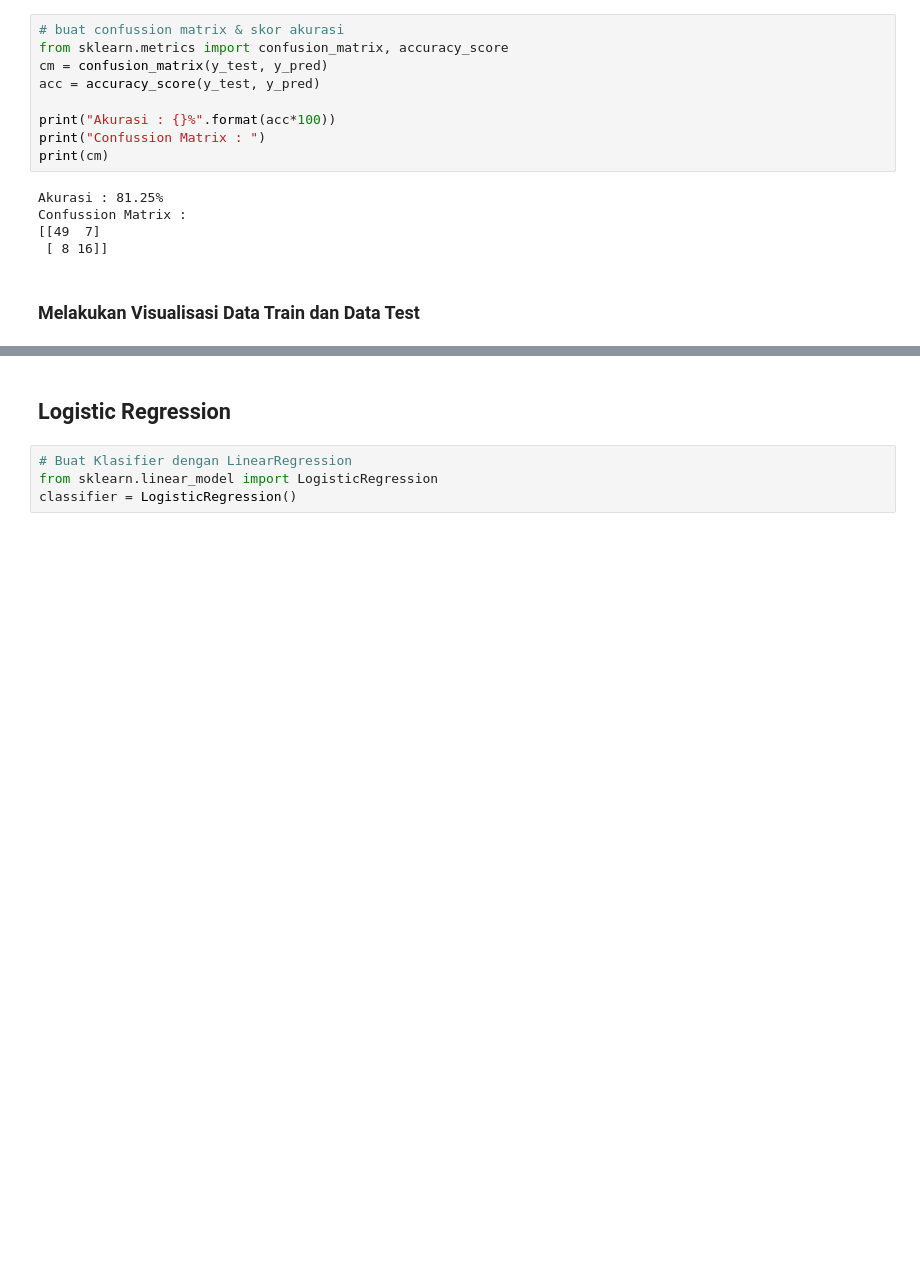
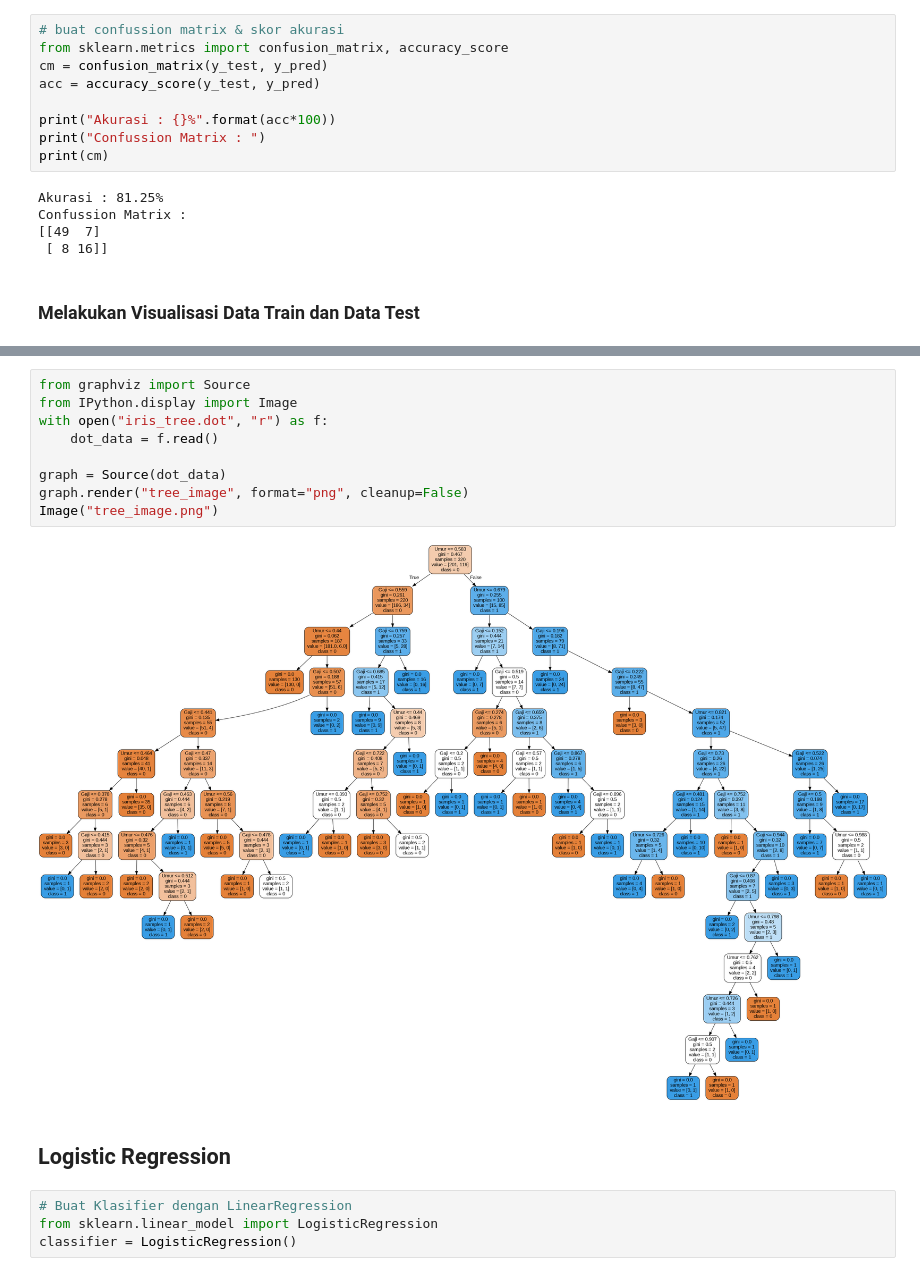
Before and after one commit to ImNotDanish05/2025_KC_TI-1A, a Jupyter notebook: P8_Jobsheet_Supervise_Learning_Classification.ipynb, the cells around one changed output, grey strips where cells are left out. Saved outputs shown, nothing was run; the diff lists cells and outputs as text; blank space fills up the shorter version.

```diff
--- a/P8_Jobsheet_Supervise_Learning_Classification.ipynb
+++ b/P8_Jobsheet_Supervise_Learning_Classification.ipynb
@@ -241,3 +250,14 @@ plt.legend()
+# %%
+from graphviz import Source
+from IPython.display import Image
+with open("iris_tree.dot", "r") as f:
+    dot_data = f.read()
+
+graph = Source(dot_data)
+graph.render("tree_image", format="png", cleanup=False)
+Image("tree_image.png")
+# %% [output]
+[figure, added]
 # %% [markdown]
 ## Logistic Regression
 # %%
```
Also changed, not shown: parts of 4 cells of this notebook.
